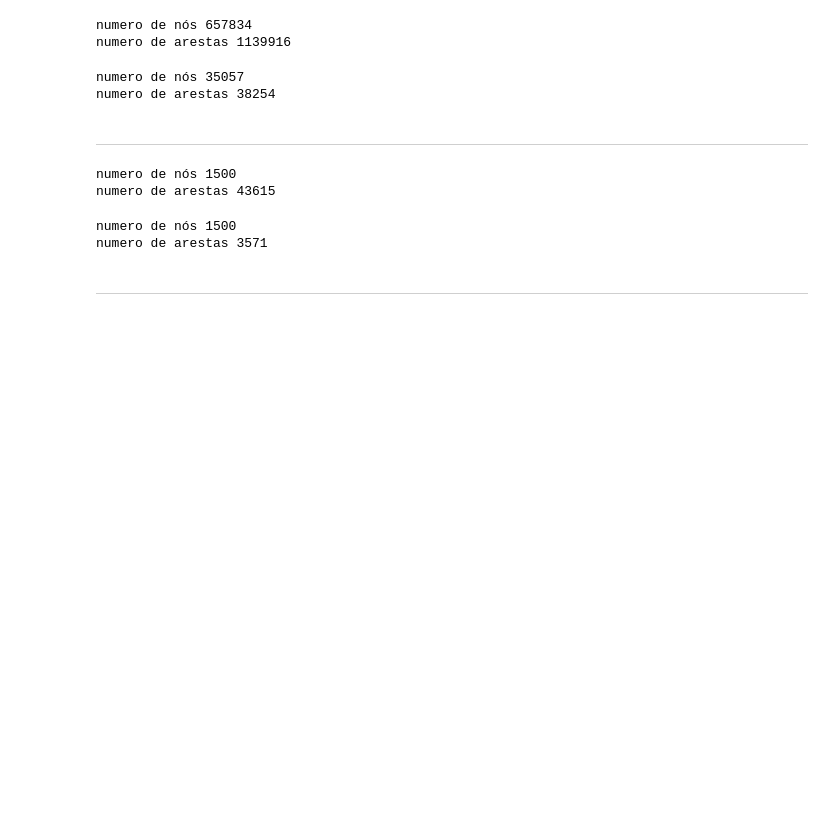
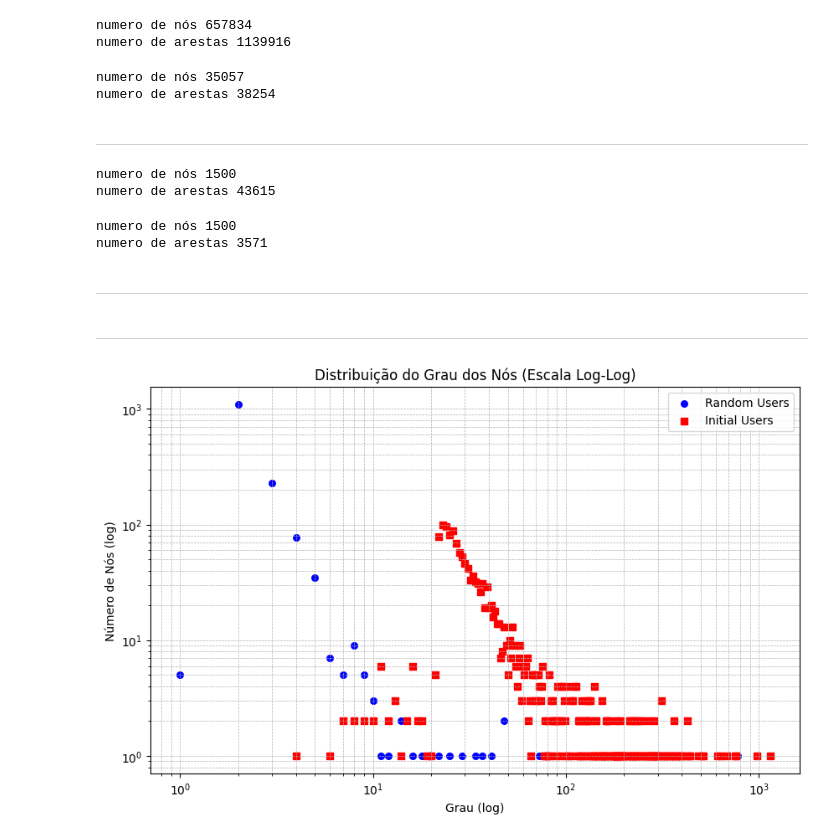
Before and after one commit to lucianobajr/github-complex-networks, a Jupyter notebook: analysis/compare-initial-and-random-subgraph.ipynb, the cells around one changed output. Saved outputs shown, nothing was run; the diff lists cells and outputs as text; code cells hidden in the pictures; blank space fills up the shorter version.

```diff
--- a/analysis/compare-initial-and-random-subgraph.ipynb
+++ b/analysis/compare-initial-and-random-subgraph.ipynb
@@ -138,0 +139,29 @@ nx.write_gml(subgraph_random_users, "../resources/gephi/subgraph_random_users.gm
+# %% [markdown]
+---------------------------------------------------------------------------------------
+# %%
+# Calcule os graus dos nós para os dois subgrafos
+degree_sequence_random = [d for n, d in subgraph_random_users.degree()]
+degree_sequence_initial = [d for n, d in subgraph_initial_users.degree()]
+
+# Calcule as distribuições do grau para os dois subgrafos
+degree_counts_random = dict(zip(*np.unique(degree_sequence_random, return_counts=True)))
+degree_counts_initial = dict(zip(*np.unique(degree_sequence_initial, return_counts=True)))
+
+# Prepare os dados para o gráfico
+degrees_random, counts_random = zip(*degree_counts_random.items())
+degrees_initial, counts_initial = zip(*degree_counts_initial.items())
+
+# Plote a distribuição do grau dos nós em escala log-log para os dois subgrafos
+plt.figure(figsize=(10, 6))
+plt.scatter(degrees_random, counts_random, color='b', marker='o', s=30, label='Random Users')
+plt.scatter(degrees_initial, counts_initial, color='r', marker='s', s=30, label='Initial Users')
+plt.xscale('log')
+plt.yscale('log')
+plt.title("Distribuição do Grau dos Nós (Escala Log-Log)")
+plt.xlabel("Grau (log)")
+plt.ylabel("Número de Nós (log)")
+plt.legend()
+plt.grid(True, which="both", ls="--", linewidth=0.5)
+plt.show()
+# %% [output]
+[figure, added]
```
Also changed, not shown: parts of 8 cells of this notebook, 1 other file.
